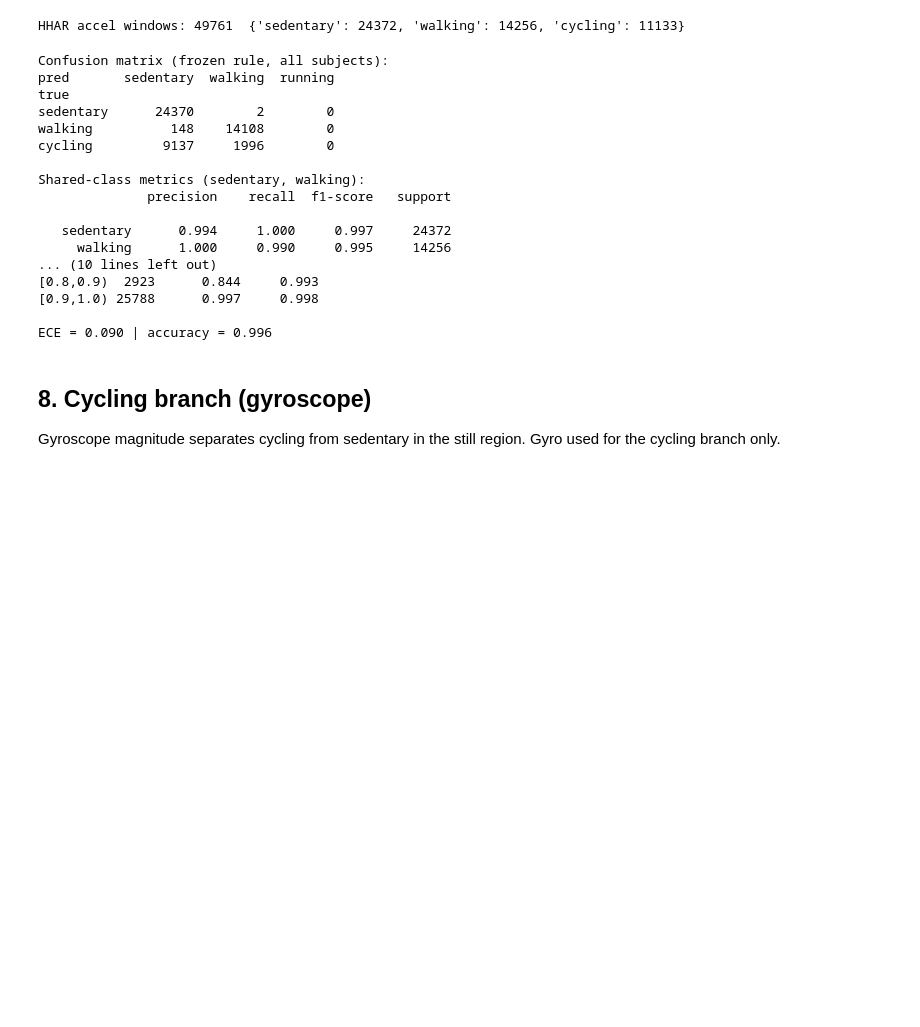
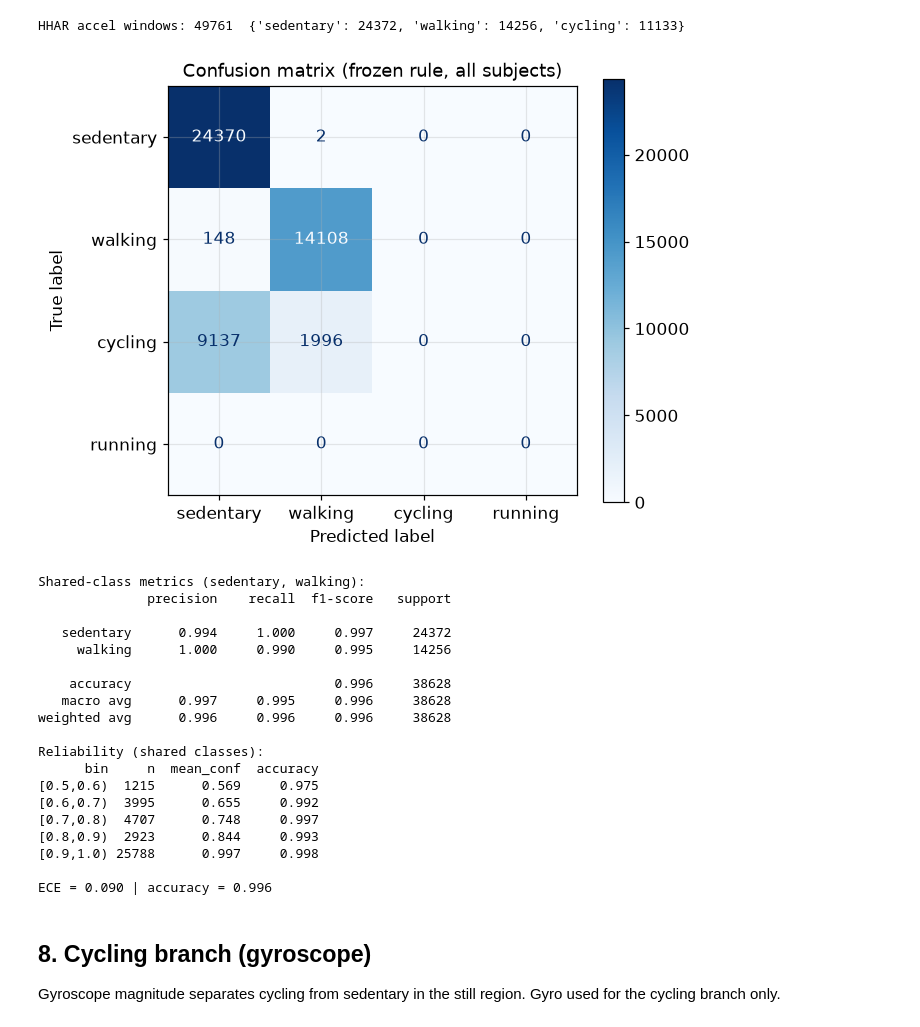
Before and after one commit to BemnetMussa/Kinematics-axis, a Jupyter notebook: maths/experiments/activity_state.ipynb, the cells around one changed output. Saved outputs shown, nothing was run; the diff lists cells and outputs as text; code cells hidden in the pictures; blank space fills up the shorter version.

```diff
--- a/maths/experiments/activity_state.ipynb
+++ b/maths/experiments/activity_state.ipynb
@@ -446,36 +458,46 @@ HHAR accel windows: 49761  {'sedentary': 24372, 'walking': 14256, 'cycling': 111
 # %%
 H["pred"] = activity_rule(H)
 H["conf"] = confidence(H, H["pred"].to_numpy())
-print("Confusion matrix (frozen rule, all subjects):")
-print(confusion(H["state"], H["pred"], ["sedentary", "walking", "cycling"],
-                ["sedentary", "walking", "running"]).to_string())
+
+cm = confusion(H["state"], H["pred"],
+               ["sedentary", "walking", "cycling", "running"],
+               ["sedentary", "walking", "cycling", "running"])
+fig, ax = plt.subplots(figsize=(6, 5))
+disp = ConfusionMatrixDisplay(confusion_matrix=cm.values,
+                              display_labels=["sedentary", "walking", "cycling", "running"])
+disp.plot(ax=ax, cmap="Blues", colorbar=True, values_format="d")
+ax.set_title("Confusion matrix (frozen rule, all subjects)")
+plt.show()
 
 hhar_shared = H[H["state"].isin(["sedentary", "walking"])]
 print()
 print("Shared-class metrics (sedentary, walking):")
 print(classification_report(hhar_shared["state"], hhar_shared["pred"],
                             labels=["sedentary", "walking"], digits=3, zero_division=0))
 
 hhar_correct = (hhar_shared["pred"].to_numpy() == hhar_shared["state"].to_numpy()).astype(float)
 hhar_rel, hhar_ece = reliability(hhar_shared["conf"].to_numpy(), hhar_correct)
 print("Reliability (shared classes):")
 print(hhar_rel.to_string(index=False))
 print()
 print(f"ECE = {hhar_ece:.3f} | accuracy = {hhar_correct.mean():.3f}")
 # %% [output]
+[figure, added]
-Confusion matrix (frozen rule, all subjects):
-pred       sedentary  walking  running
-true
-sedentary      24370        2        0
-walking          148    14108        0
-cycling         9137     1996        0
-
 Shared-class metrics (sedentary, walking):
               precision    recall  f1-score   support
 
    sedentary      0.994     1.000     0.997     24372
      walking      1.000     0.990     0.995     14256
-... (10 lines left out)
+
+    accuracy                          0.996     38628
+   macro avg      0.997     0.995     0.996     38628
+weighted avg      0.996     0.996     0.996     38628
+
+Reliability (shared classes):
+      bin     n  mean_conf  accuracy
+[0.5,0.6)  1215      0.569     0.975
+[0.6,0.7)  3995      0.655     0.992
+[0.7,0.8)  4707      0.748     0.997
 [0.8,0.9)  2923      0.844     0.993
 [0.9,1.0) 25788      0.997     0.998
 
```
Also changed, not shown: parts of 3 cells of this notebook, 16 other files.
